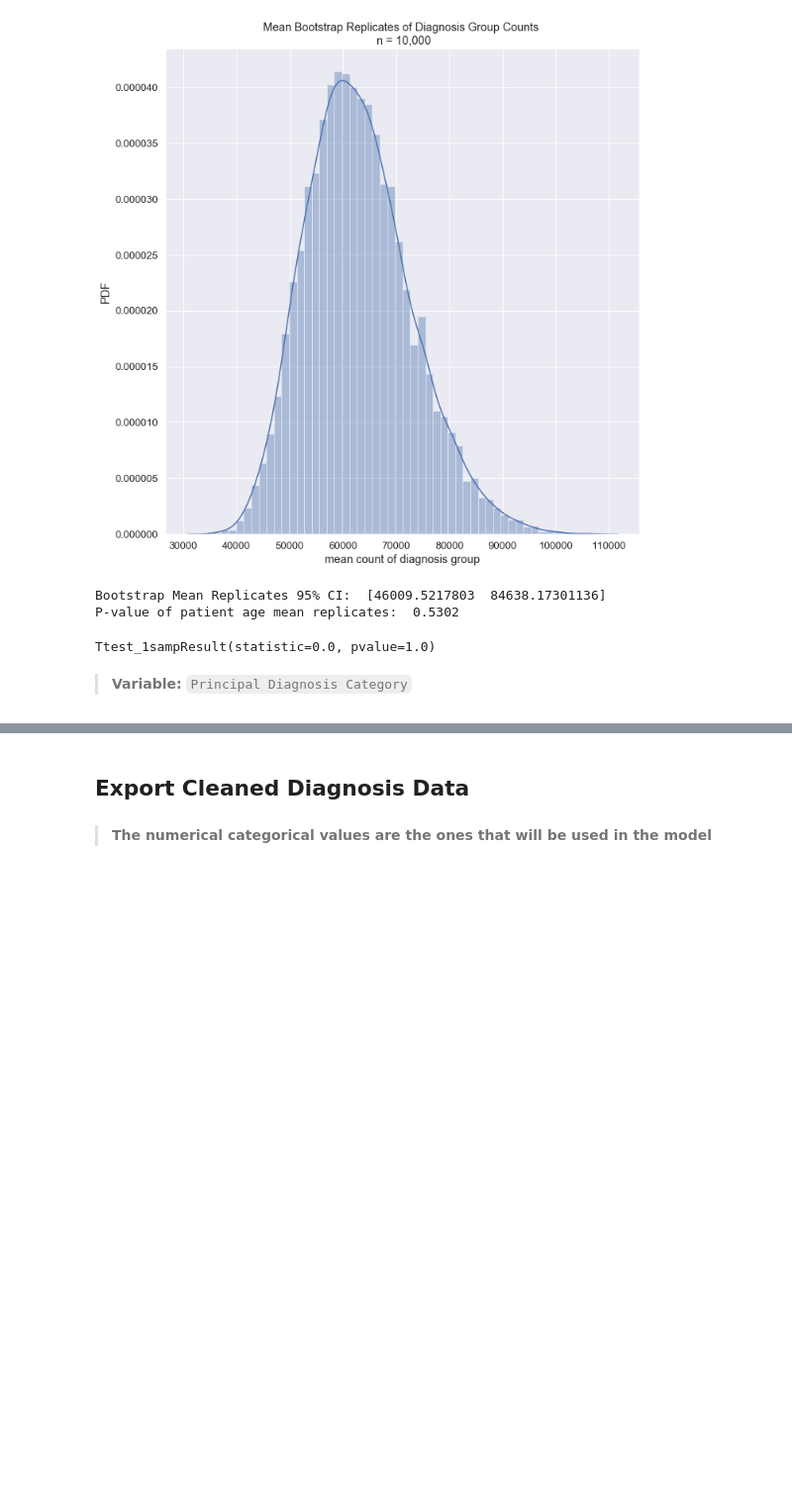
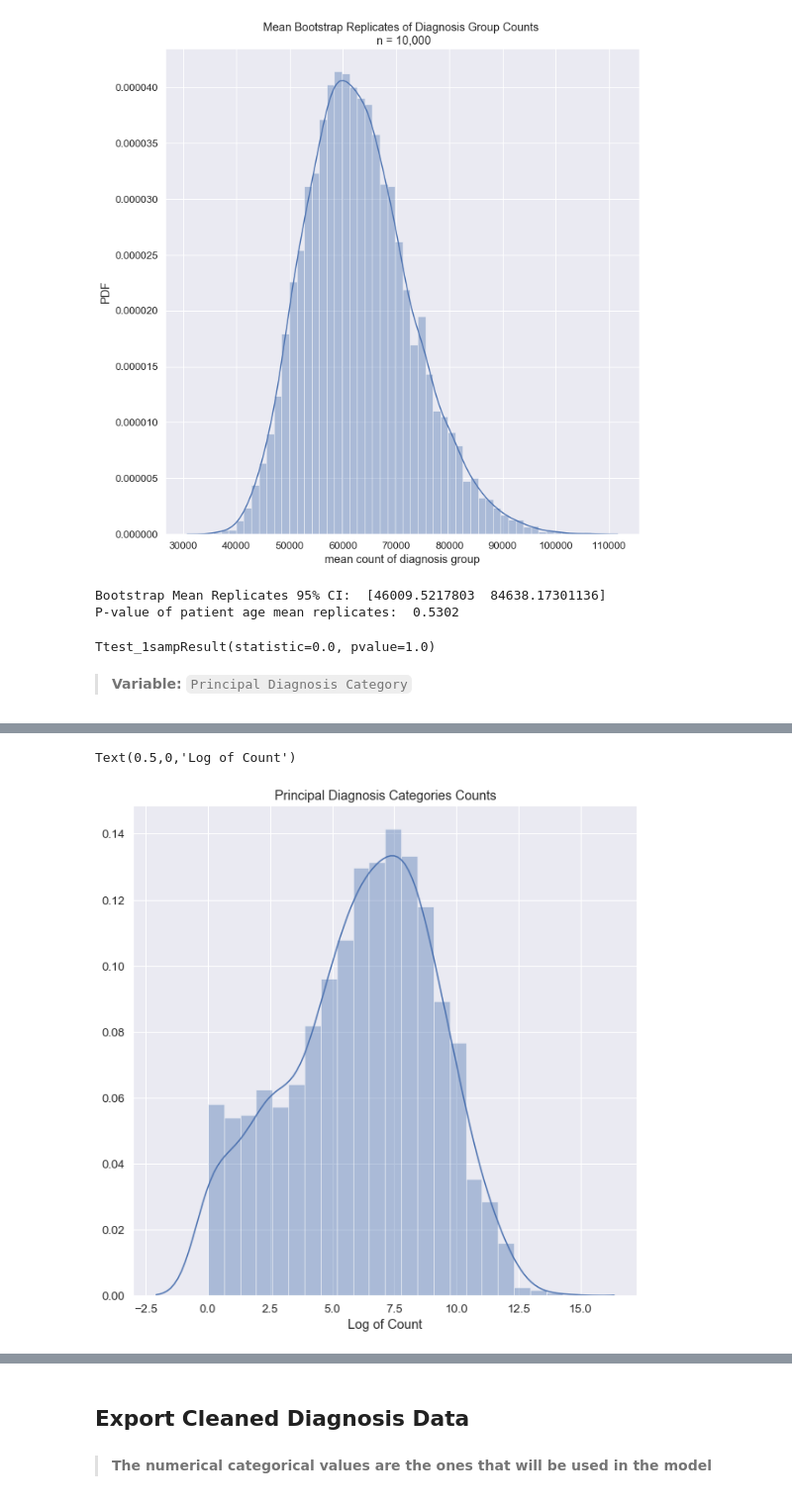
Before and after one commit to IvetteMTapia/Capstone-2_Deep_Learning, a Jupyter notebook: Code - Notebooks/Capstone 2_Diagnosis EDA & Wrangling.ipynb, the cells around one changed output, grey strips where cells are left out. Shown at 99% size. Saved outputs shown, nothing was run; the diff lists cells and outputs as text; code cells hidden in the pictures; blank space fills up the shorter version.

```diff
--- a/Code - Notebooks/Capstone 2_Diagnosis EDA & Wrangling.ipynb
+++ b/Code - Notebooks/Capstone 2_Diagnosis EDA & Wrangling.ipynb
@@ -919,0 +946,23 @@ Ttest_1sampResult(statistic=0.0, pvalue=1.0)
+# %%
+# Create counts of principal diagnosis and plot distribution
+
+diag_cat_count = pd.DataFrame(diag_CID10.DES_CAT.value_counts()).reset_index()
+
+diag_cat_count_2015 = pd.DataFrame(diag_2015.DES_CAT.value_counts()).reset_index()
+
+diag_cat_count_2016 = pd.DataFrame(diag_2016.DES_CAT.value_counts()).reset_index()
+
+diag_cat_count_2017 = pd.DataFrame(diag_2017.DES_CAT.value_counts()).reset_index()
+
+diag_cat_count_2018 = pd.DataFrame(diag_2018.DES_CAT.value_counts()).reset_index()
+# %%
+# Plot nationality variable - - All Years/Total
+
+sns.distplot(np.log(diag_cat_count['DES_CAT']))
+
+plt.title("Principal Diagnosis Categories Counts")
+
+plt.xlabel('Log of Count')
+# %% [output]
+Text(0.5,0,'Log of Count')
+[figure, added]
```
Also changed, not shown: parts of 22 cells of this notebook.
